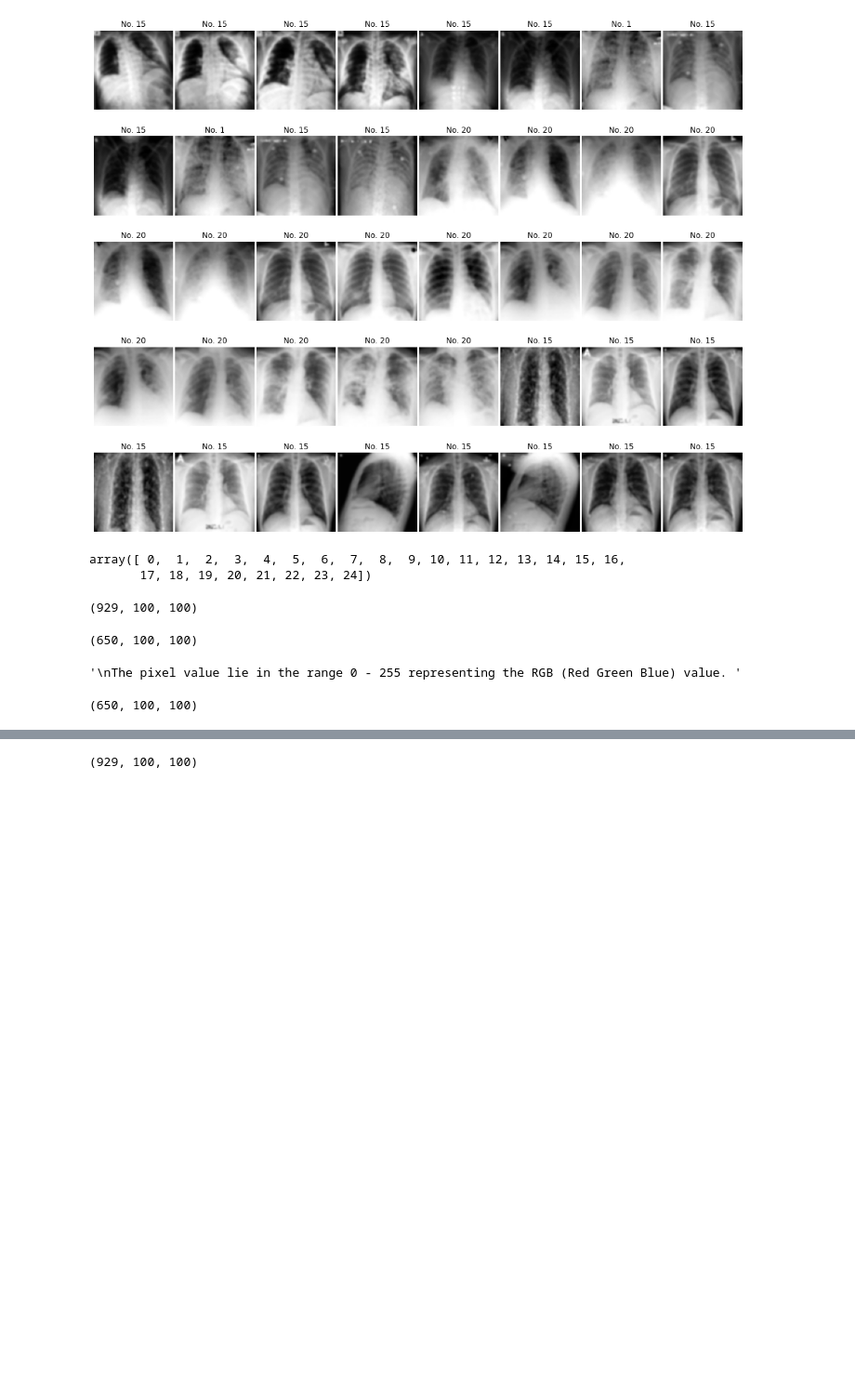
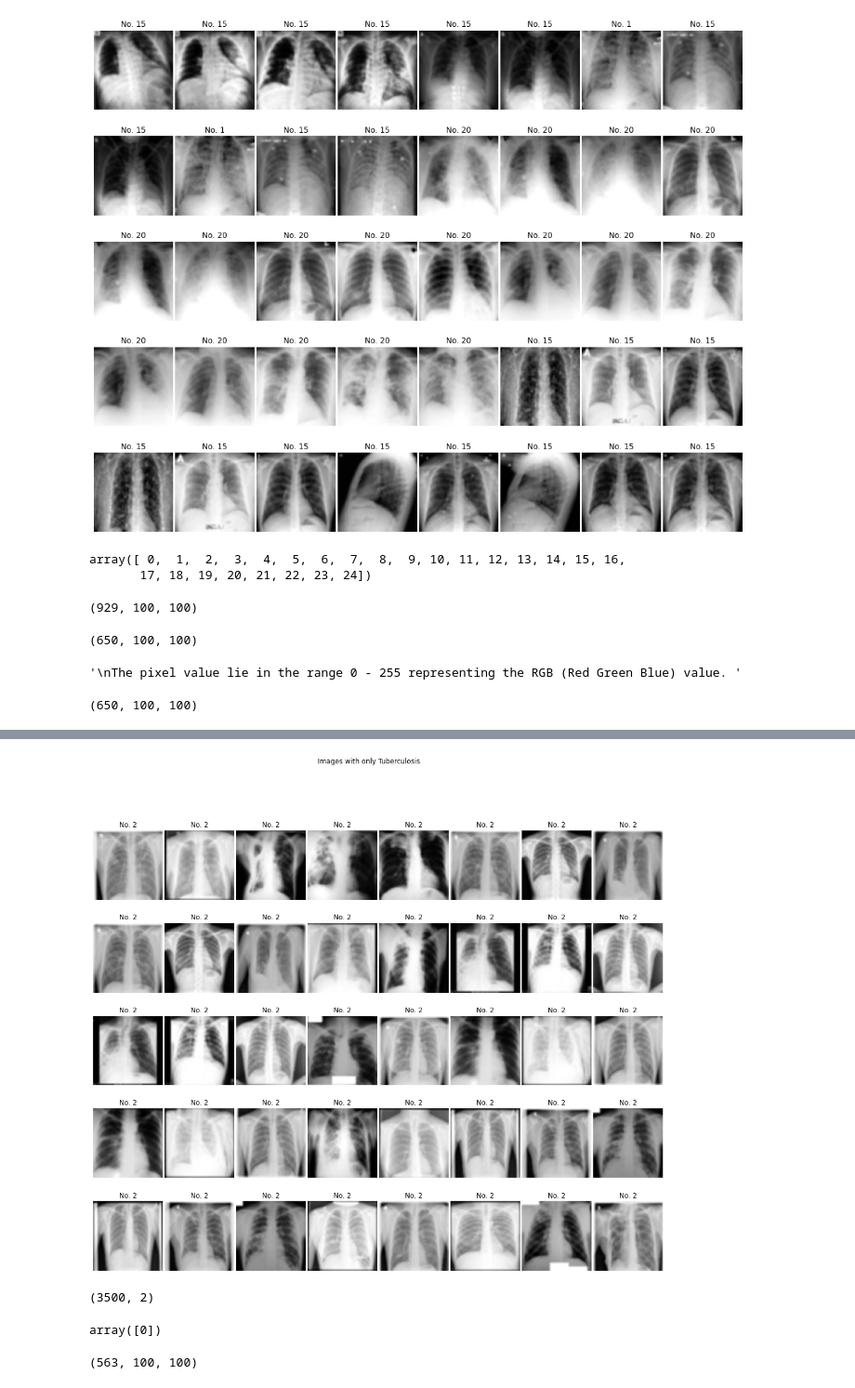
Before and after one commit to Azariagmt/pulmonary-disorder-detection-using-x-ray-images, a Jupyter notebook: notebooks/multiclass-classification.ipynb, the cells around one changed output, grey strips where cells are left out. Shown at 93% size. Cells and saved outputs as stored; diff of their text form; code cells hidden in the pictures; blank space fills up the shorter version.

```diff
--- a/notebooks/multiclass-classification.ipynb
+++ b/notebooks/multiclass-classification.ipynb
@@ -498,14 +747,60 @@ Oversampling Technique
+# %%
+import cv2
+import os
+dir = '/content/Dataset/Tuberculosis'
+image_size = 100
+data_tb = [] # initialize an empty numpy array
+denoised_data_tb = [] # denoised image
+for filename in os.listdir(dir):
+  img = cv2.imread(os.path.join(dir,filename), cv2.IMREAD_GRAYSCALE)
+  if img is not None:
+    new_img_array = cv2.resize(img, (image_size, image_size))
+    data_tb.append([new_img_array, 2])
+    denoised_data_tb.append([cv2.GaussianBlur(new_img_array,(5,5),0), 2])
+# %%
+import matplotlib.pyplot as plt
+# code to view the images
+num_rows, num_cols = 5, 8
+f, ax = plt.subplots(num_rows, num_cols, figsize=(18,15),
+                     gridspec_kw={'wspace':0.03, 'hspace':0.01},
+                     squeeze=True)
+
+for r in range(num_rows):
+    for c in range(num_cols):
+
+        image_index = r * 5 + c
+        ax[r,c].axis("off")
+        ax[r,c].imshow(denoised_data_tb[image_index][0], cmap='gray')
+        ax[r,c].set_title('No. %d' % denoised_data_tb[image_index][1])
+
+plt.suptitle('Images with only Tuberculosis')
+plt.show()
+plt.close()
+# %% [output]
+[figure, added]
+# %%
+import numpy as np
+np.random.shuffle(denoised_data_tb)
+dd = np.array(denoised_data_tb)
+dd.shape
+# %% [output]
+(3500, 2)
 # %%
-xo = []
-yo = []
-for image in denoised_data:
-  if(image[1]==15):
-    xo.append(image[0])
-    yo.append(image[1])
-  else:
+x_covid = []
+y_covid = []
+for image in denoised_data_covid:
+  x_covid.append(image[0])
+  y_covid.append(image[1])
+
 # converting x & y to numpy array as they are list
-xo = np.array(x)
-yo = np.array(y)
-xo.shape
+x_covid = np.array(x_covid)
+y_covid = np.array(y_covid)
-# %% [output]
-(929, 100, 100)
+# %%
+y_covid.shape
+np.unique(y_covid)
+# %% [output]
+array([0])
+# %%
+x_covid.shape
+# %% [output]
+(563, 100, 100)
```
Also changed, not shown: parts of 37 cells of this notebook.
